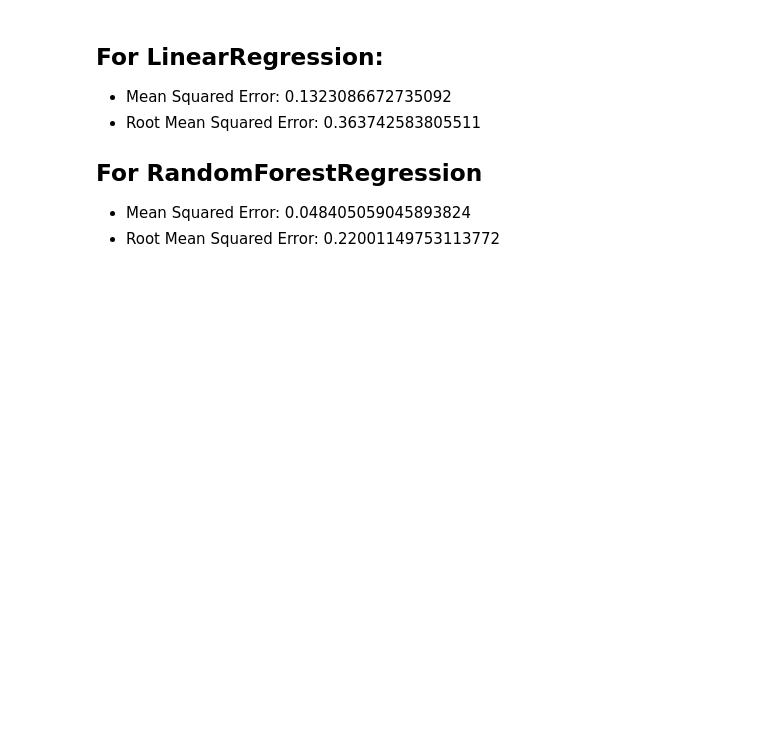
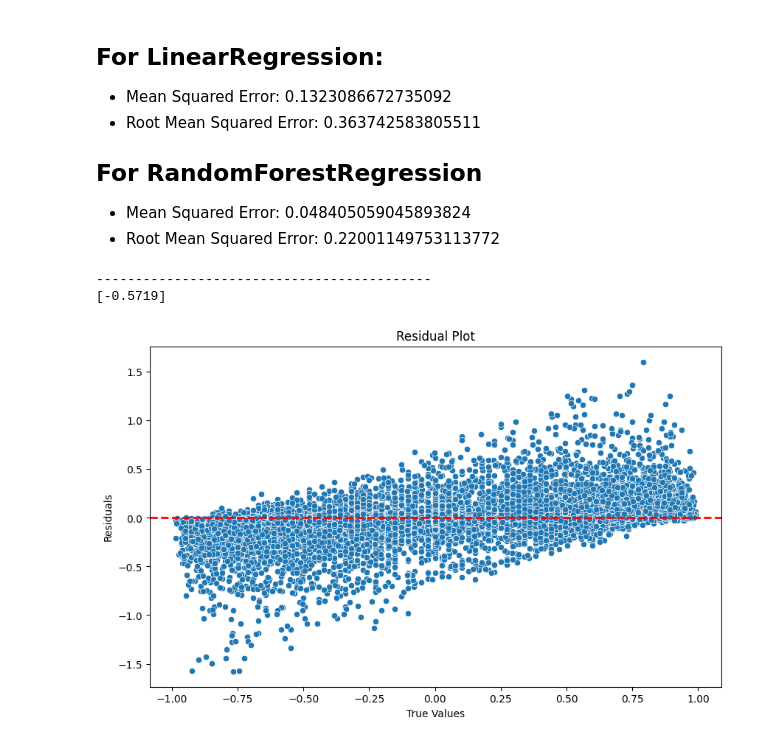
Before and after one commit to mezbahulkarim/YouTube-Comments-Sentiment-Analysis, a Jupyter notebook: training.ipynb, the cells around one changed output. Drawn from its saved outputs; the diff is of its cells as text; code cells hidden in the pictures; blank space fills up the shorter version.

```diff
--- a/training.ipynb
+++ b/training.ipynb
@@ -8,0 +12,9 @@ import numpy as np
+# %%
+# REPLACE .api_key WITH YOUR OWN KEY_VALUE
+config = dotenv_values(".api_key")
+hopsworks_key = config["HOPSWORKS_KEY"]
+#print(hopsworks_key)
+# %%
+# Log in To Hopsworks
+project = hopsworks.login(api_key_value=hopsworks_key)
+fs = project.get_feature_store()
@@ -8,0 +26,10 @@ import numpy as np
+# %%
+# Get Feature Group from Hopsworks
+
+comments_fg = fs.get_feature_group(name="comments", version=1)
+query = comments_fg.select_all()
+feature_view = fs.get_or_create_feature_view(name="comments",
+                                  version=1,
+                                  description="Read from Youtube Comments Dataset",
+                                  labels=["sentiment"],
+                                  query=query)
@@ -8,0 +39,6 @@ import numpy as np
+# %%
+# Get our feature view data and then label them, this way we automate the process
+df=feature_view.get_batch_data()
+analyzer = SentimentIntensityAnalyzer()
+df['sentiment'] = df['comment'].apply(lambda x: analyzer.polarity_scores(x)['compound'])
+print(df)
@@ -41,3 +120,33 @@ Root Mean Squared Error: 0.22001149753113772
 ## For RandomForestRegression
 - Mean Squared Error: 0.048405059045893824
 - Root Mean Squared Error: 0.22001149753113772
+# %%
+# testing a single message
+
+message = ["i hate gamers"]
+
+test_stuff = vectorizer.transform(message)
+
+output = model.predict(test_stuff)
+print("-------------------------------------------")
+print(output)
+# %% [output]
+-------------------------------------------
+[-0.5719]
+# %%
+# Residual Plot
+import matplotlib.pyplot as plt
+import seaborn as sns
+
+residuals = test_labels - predictions
+
+# Create a residual plot
+plt.figure(figsize=(10, 6))
+sns.scatterplot(x=test_labels, y=residuals)
+plt.axhline(0, color='red', linestyle='--', linewidth=2)
+plt.title('Residual Plot')
+plt.xlabel('True Values')
+plt.ylabel('Residuals')
+plt.show()
+# %% [output]
+[figure, added]
```
Also changed, not shown: parts of 7 cells of this notebook, 6 other files.
